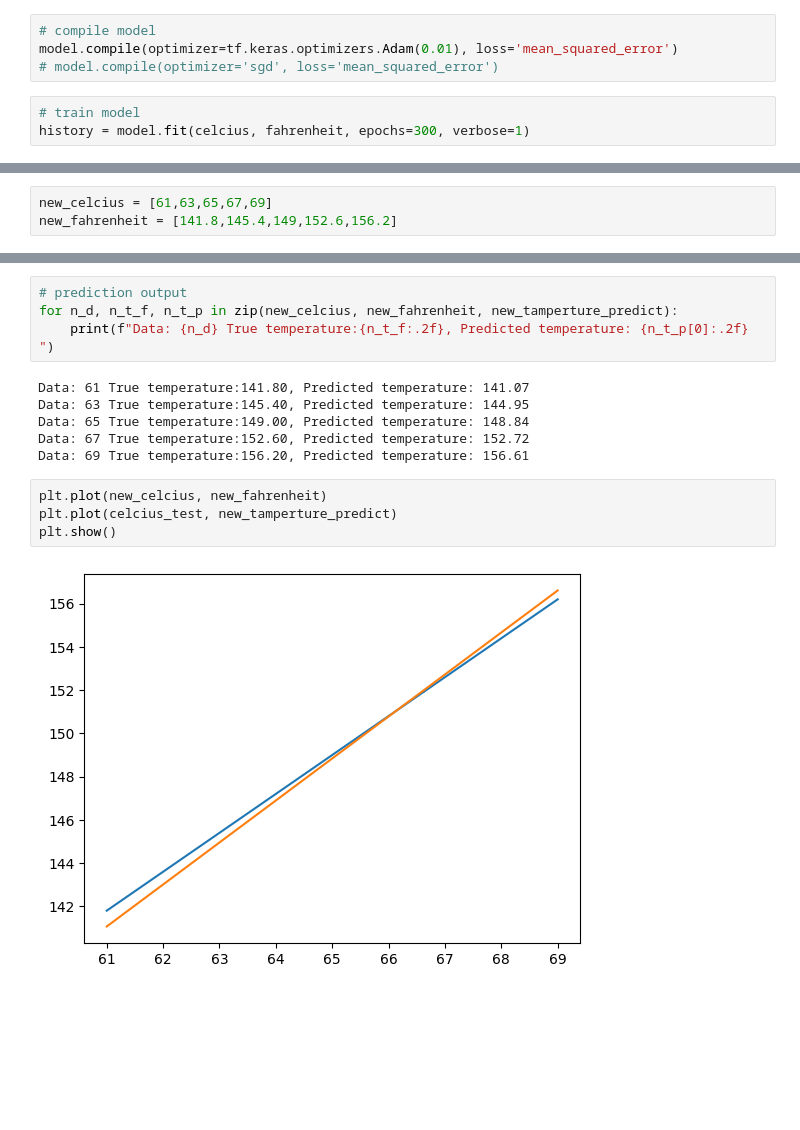
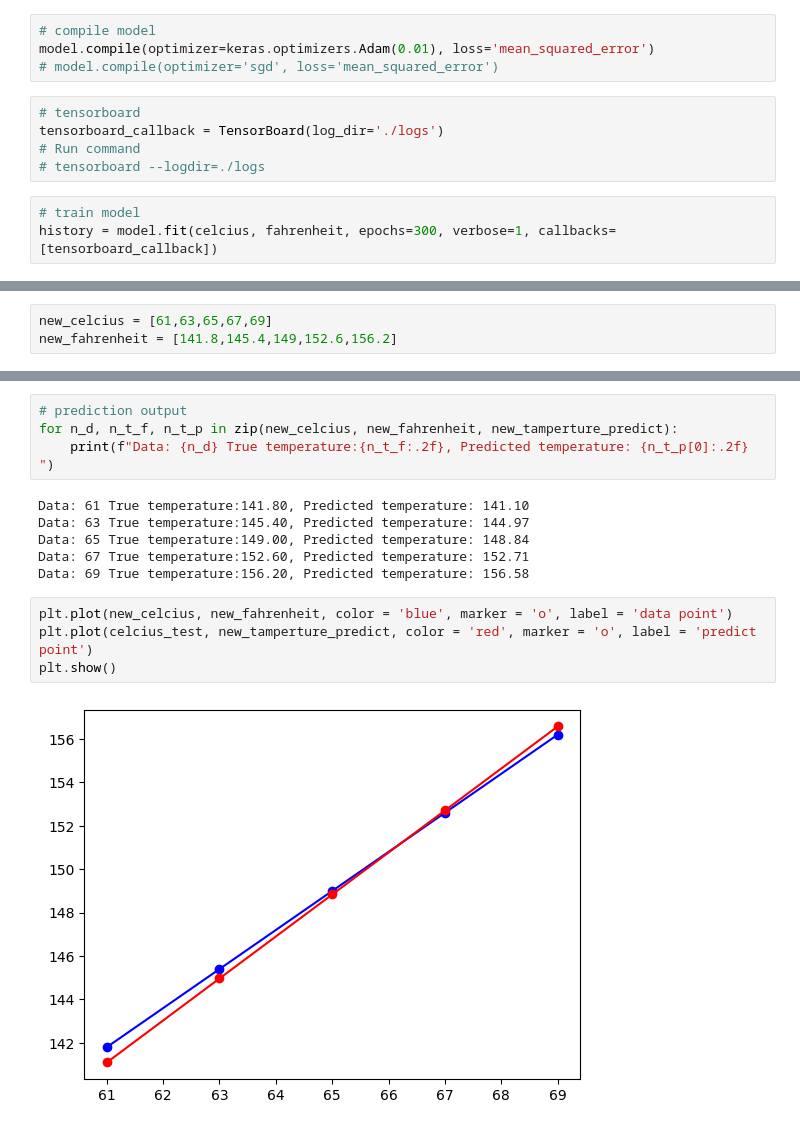
Before and after one commit to Saif-000001/AI, a Jupyter notebook: new_tamperture.ipynb, the cells around one changed output, grey strips where cells are left out. Saved outputs shown, nothing was run; the diff lists cells and outputs as text; blank space fills up the shorter version.

Commit message:
tensorboard visualization

```diff
--- a/new_tamperture.ipynb
+++ b/new_tamperture.ipynb
@@ -25,10 +26,15 @@ model = keras.Sequential([
 ])
 # %%
 # compile model
-model.compile(optimizer=tf.keras.optimizers.Adam(0.01), loss='mean_squared_error')
+model.compile(optimizer=keras.optimizers.Adam(0.01), loss='mean_squared_error')
 # model.compile(optimizer='sgd', loss='mean_squared_error')
+# %%
+# tensorboard
+tensorboard_callback = TensorBoard(log_dir='./logs')
+# Run command
+# tensorboard --logdir=./logs
 # %%
 # train model
-history = model.fit(celcius, fahrenheit, epochs=300, verbose=1)
+history = model.fit(celcius, fahrenheit, epochs=300, verbose=1, callbacks=[tensorboard_callback])
 # %% [output]
 Epoch 1/300
@@ -82,14 +88,14 @@ new_tamperture_predict = model.predict(celcius_test)
 for n_d, n_t_f, n_t_p in zip(new_celcius, new_fahrenheit, new_tamperture_predict):
     print(f"Data: {n_d} True temperature:{n_t_f:.2f}, Predicted temperature: {n_t_p[0]:.2f} ")
 # %% [output]
-Data: 61 True temperature:141.80, Predicted temperature: 141.07
-Data: 63 True temperature:145.40, Predicted temperature: 144.95
+Data: 61 True temperature:141.80, Predicted temperature: 141.10
+Data: 63 True temperature:145.40, Predicted temperature: 144.97
 Data: 65 True temperature:149.00, Predicted temperature: 148.84
-Data: 67 True temperature:152.60, Predicted temperature: 152.72
-Data: 69 True temperature:156.20, Predicted temperature: 156.61
+Data: 67 True temperature:152.60, Predicted temperature: 152.71
+Data: 69 True temperature:156.20, Predicted temperature: 156.58
 # %%
-plt.plot(new_celcius, new_fahrenheit)
-plt.plot(celcius_test, new_tamperture_predict)
+plt.plot(new_celcius, new_fahrenheit, color = 'blue', marker = 'o', label = 'data point')
+plt.plot(celcius_test, new_tamperture_predict, color = 'red', marker = 'o', label = 'predict point')
 plt.show()
 # %% [output]
-[figure, old version]
+[figure, new version]
```
Also changed, not shown: parts of 4 cells of this notebook, 9 other files.
